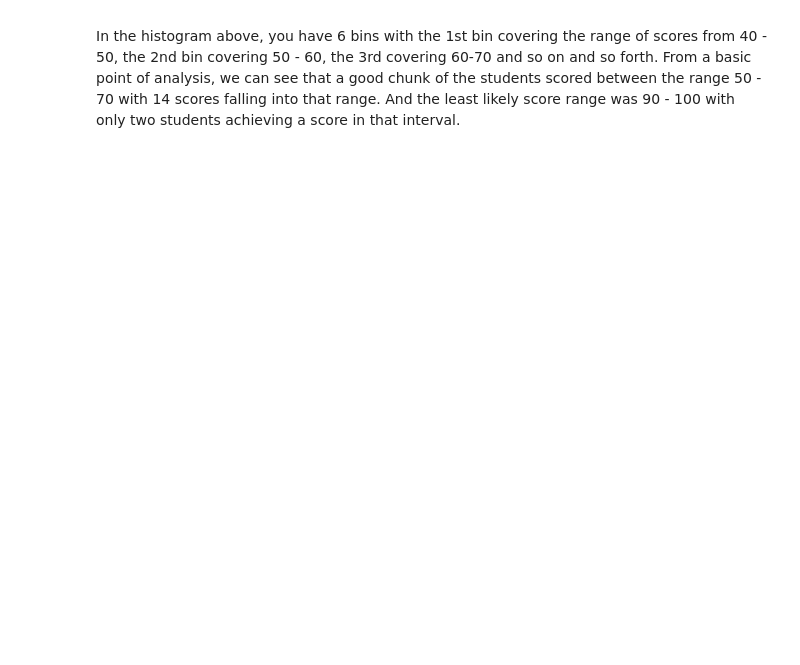
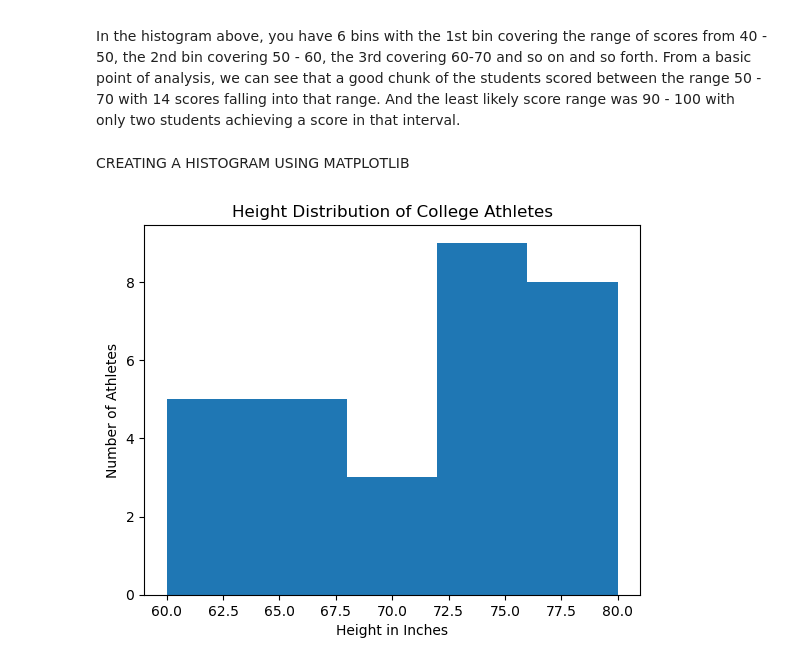
Before and after one commit to Alfred-Langer/Data_Camp_Learning, a Jupyter notebook: IntermediatePythonLesson2.ipynb, the cells around one changed output. Saved outputs shown, nothing was run; the diff lists cells and outputs as text; code cells hidden in the pictures; blank space fills up the shorter version.

Commit message:
Added cells for Histogram customization

```diff
--- a/IntermediatePythonLesson2.ipynb
+++ b/IntermediatePythonLesson2.ipynb
@@ -8,3 +8,5 @@ A histogram is a type of graph/visualization that is designed to highlight the d
 ![image.png](attachment:image.png)
 
 In the histogram above, you have 6 bins with the 1st bin covering the range of scores from 40 - 50, the 2nd bin covering 50 - 60, the 3rd covering 60-70 and so on and so forth. From a basic point of analysis, we can see that a good chunk of the students scored between the range 50 - 70 with 14 scores falling into that range. And the least likely score range was 90 - 100 with only two students achieving a score in that interval.
+# %% [markdown]
+CREATING A HISTOGRAM USING MATPLOTLIB
@@ -10,0 +20,20 @@ In the histogram above, you have 6 bins with the 1st bin covering the range of s
+# %%
+#List containing all of the data points for our dataset
+heights_of_college_athletes= []
+
+#Generate 30 random numbers between 60 and 80 and append them to the list
+for i in range(30):
+    heights_of_college_athletes.append(random.randint(60, 80))
+
+#Create a histogram of the data with 5 bins
+plt.hist(heights_of_college_athletes, bins=5)
+
+#Add labels to the x-axis and y-axis using the xlabel and ylabel functions and add a title to the plot using the title function
+plt.xlabel('Height in Inches')
+plt.ylabel('Number of Athletes')
+plt.title('Height Distribution of College Athletes')
+
+#Display the histogram
+plt.show()
+# %% [output]
+[figure, added]
```
Also changed, not shown: parts of 4 cells of this notebook, 1 other file.
